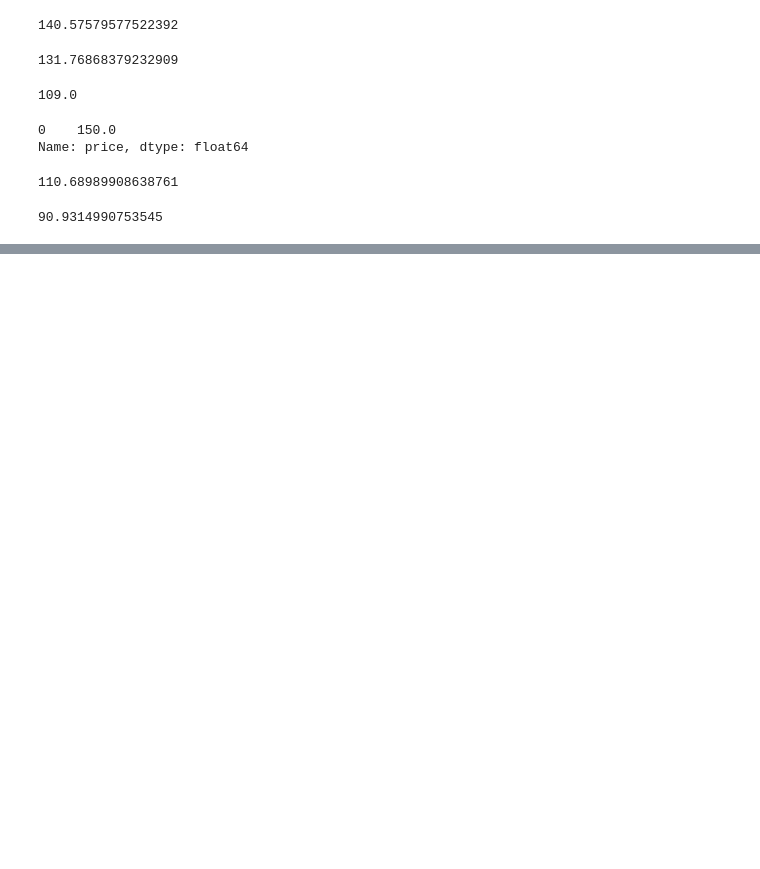
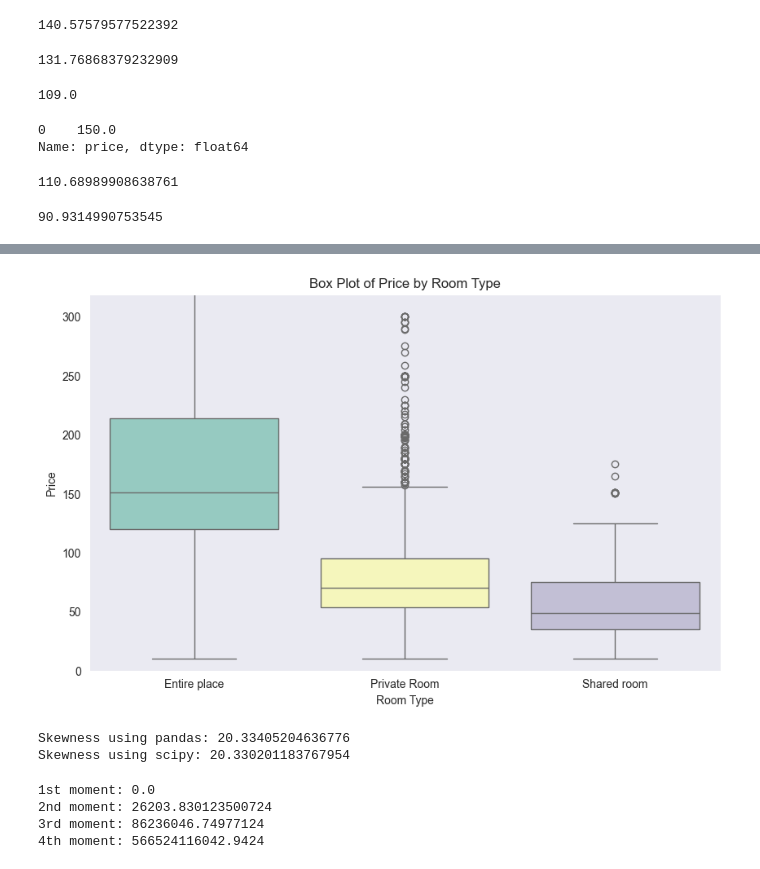
Before and after one commit to xShyen/DataVisualisation, a Jupyter notebook: Kopia_notatnika_Cleaning_Data_in_Python_live_session.ipynb, the cells around one changed output, grey strips where cells are left out. Saved outputs shown, nothing was run; the diff lists cells and outputs as text; code cells hidden in the pictures; blank space fills up the shorter version.

```diff
--- a/Kopia_notatnika_Cleaning_Data_in_Python_live_session.ipynb
+++ b/Kopia_notatnika_Cleaning_Data_in_Python_live_session.ipynb
@@ -930,0 +1003,5 @@ print(harmonic_mean_price)
+# %%
+# Prepare numeric data
+price_values = airbnb["price"].dropna()
+
+price_values.head()
@@ -930,0 +1015,9 @@ print(harmonic_mean_price)
+# %%
+# IQR: Interquartile Range
+q1 = price_values.quantile(0.25)
+q3 = price_values.quantile(0.75)
+iqr_price = q3 - q1
+
+print("Q1:", q1)
+print("Q3:", q3)
+print("IQR:", iqr_price)
@@ -930,0 +1028,12 @@ print(harmonic_mean_price)
+# %%
+# Outliers using the 1.5 * IQR rule
+lower_bound = q1 - 1.5 * iqr_price
+upper_bound = q3 + 1.5 * iqr_price
+
+price_outliers = airbnb[(airbnb["price"] < lower_bound) | (airbnb["price"] > upper_bound)]
+
+print("Lower bound:", lower_bound)
+print("Upper bound:", upper_bound)
+print("Number of outliers:", len(price_outliers))
+
+price_outliers[["listing_id", "room_type", "price", "rating", "number_of_reviews"]].head()
@@ -930,0 +1059,37 @@ print(harmonic_mean_price)
+# %%
+# Box plot for price by room type
+plt.figure(figsize=(10, 6))
+sns.boxplot(data=airbnb, x="room_type", y="price", hue="room_type")
+plt.title("Box Plot of Price by Room Type")
+plt.xlabel("Room Type")
+plt.ylabel("Price")
+plt.ylim(0, upper_bound)
+plt.show()
+# %% [output]
+[figure, added]
+# %%
+# Skewness
+skew_price_pandas = price_values.skew()
+skew_price_scipy = ss.skew(price_values)
+
+print("Skewness using pandas:", skew_price_pandas)
+print("Skewness using scipy:", skew_price_scipy)
+# %% [output]
+Skewness using pandas: 20.33405204636776
+Skewness using scipy: 20.330201183767954
+# %%
+# Moments
+moment_1 = ss.moment(price_values, moment=1)
+moment_2 = ss.moment(price_values, moment=2)
+moment_3 = ss.moment(price_values, moment=3)
+moment_4 = ss.moment(price_values, moment=4)
+
+print("1st moment:", moment_1)
+print("2nd moment:", moment_2)
+print("3rd moment:", moment_3)
+print("4th moment:", moment_4)
+# %% [output]
+1st moment: 0.0
+2nd moment: 26203.830123500724
+3rd moment: 86236046.74977124
+4th moment: 566524116042.9424
```
Also changed, not shown: parts of 34 cells of this notebook.
